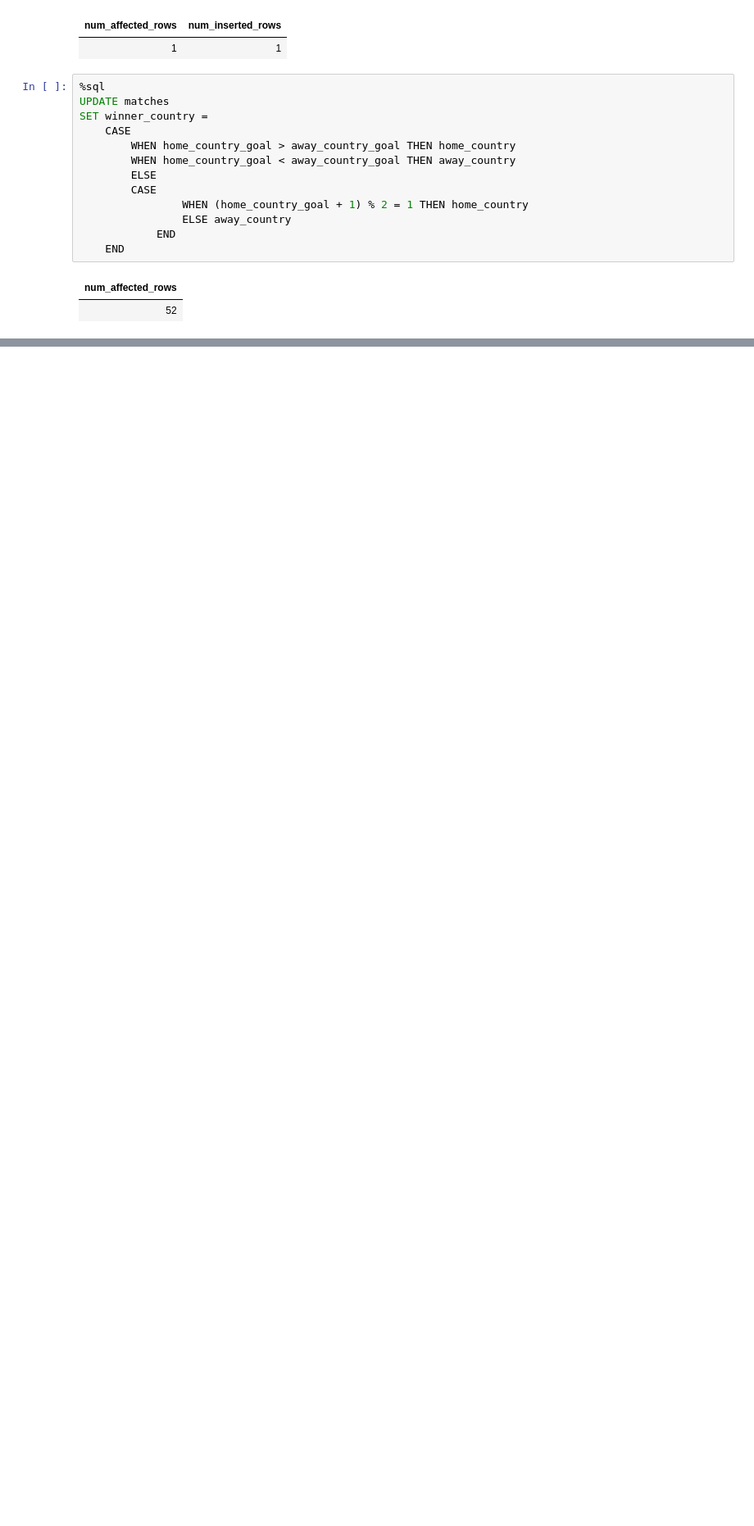
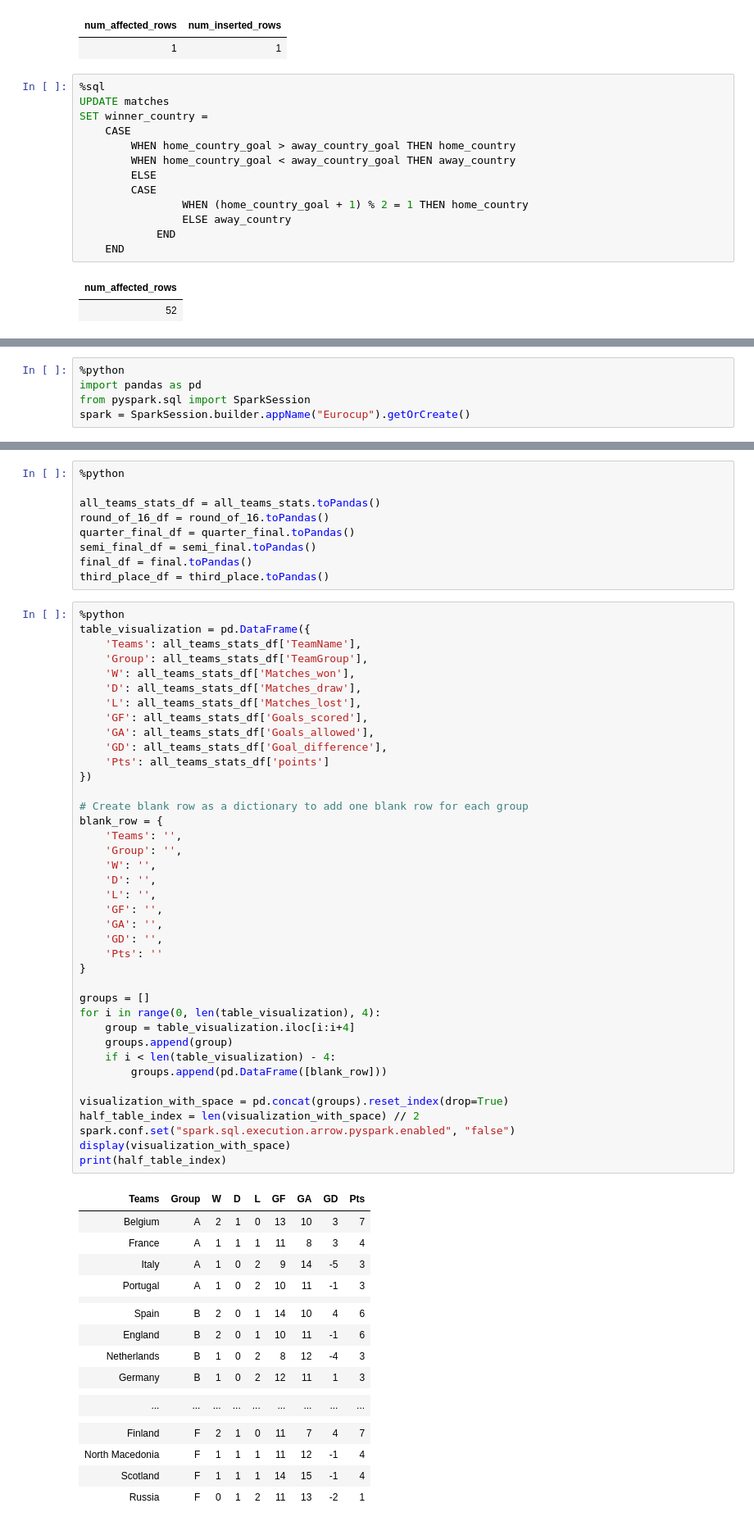
Before and after one commit to cezanekarki/Bootcamp-Tasks, a Jupyter notebook: Eurocup Task/Eurocup.ipynb, the cells around one changed output, grey strips where cells are left out. Shown: that part at 82% size. Saved outputs shown, nothing was run; the diff lists cells and outputs as text; blank space fills up the shorter version.

Commit message:
Eurocup Task Version Second Update

```diff
--- a/Eurocup Task/Eurocup.ipynb
+++ b/Eurocup Task/Eurocup.ipynb
@@ -828,0 +871,5 @@ select * from matches order by MatchId;
+# %%
+%python
+import pandas as pd
+from pyspark.sql import SparkSession
+spark = SparkSession.builder.appName("Eurocup").getOrCreate()
@@ -828,0 +911,66 @@ select * from matches order by MatchId;
+# %%
+%python
+
+all_teams_stats_df = all_teams_stats.toPandas()
+round_of_16_df = round_of_16.toPandas()
+quarter_final_df = quarter_final.toPandas()
+semi_final_df = semi_final.toPandas()
+final_df = final.toPandas()
+third_place_df = third_place.toPandas()
+# %%
+%python
+table_visualization = pd.DataFrame({
+    'Teams': all_teams_stats_df['TeamName'],
+    'Group': all_teams_stats_df['TeamGroup'],
+    'W': all_teams_stats_df['Matches_won'],
+    'D': all_teams_stats_df['Matches_draw'],
+    'L': all_teams_stats_df['Matches_lost'],
+    'GF': all_teams_stats_df['Goals_scored'],
+    'GA': all_teams_stats_df['Goals_allowed'],
+    'GD': all_teams_stats_df['Goal_difference'],
+    'Pts': all_teams_stats_df['points']
+})
+
+# Create blank row as a dictionary to add one blank row for each group
+blank_row = {
+    'Teams': '',
+    'Group': '',
+    'W': '',
+    'D': '',
+    'L': '',
+    'GF': '',
+    'GA': '',
+    'GD': '',
+    'Pts': ''
+}
+
+groups = []
+for i in range(0, len(table_visualization), 4):
+    group = table_visualization.iloc[i:i+4]
+    groups.append(group)
+    if i < len(table_visualization) - 4:
+        groups.append(pd.DataFrame([blank_row]))
+
+visualization_with_space = pd.concat(groups).reset_index(drop=True)
+half_table_index = len(visualization_with_space) // 2
+spark.conf.set("spark.sql.execution.arrow.pyspark.enabled", "false")
+display(visualization_with_space)
+print(half_table_index)
+# %% [output]
+| Teams | Group | W | D | L | GF | GA | GD | Pts |
+| Belgium | A | 2 | 1 | 0 | 13 | 10 | 3 | 7 |
+| France | A | 1 | 1 | 1 | 11 | 8 | 3 | 4 |
+| Italy | A | 1 | 0 | 2 | 9 | 14 | -5 | 3 |
+| Portugal | A | 1 | 0 | 2 | 10 | 11 | -1 | 3 |
+|  |  |  |  |  |  |  |  |  |
+| Spain | B | 2 | 0 | 1 | 14 | 10 | 4 | 6 |
+| England | B | 2 | 0 | 1 | 10 | 11 | -1 | 6 |
+| Netherlands | B | 1 | 0 | 2 | 8 | 12 | -4 | 3 |
+| Germany | B | 1 | 0 | 2 | 12 | 11 | 1 | 3 |
+|  |  |  |  |  |  |  |  |  |
+| ... | ... | ... | ... | ... | ... | ... | ... | ... |
+|  |  |  |  |  |  |  |  |  |
+| Finland | F | 2 | 1 | 0 | 11 | 7 | 4 | 7 |
+| North Macedonia | F | 1 | 1 | 1 | 11 | 12 | -1 | 4 |
+| Scotland | F | 1 | 1 | 1 | 14 | 15 | -1 | 4 |
+| Russia | F | 0 | 1 | 2 | 11 | 13 | -2 | 1 |
```
Also changed, not shown: parts of 26 cells of this notebook.
